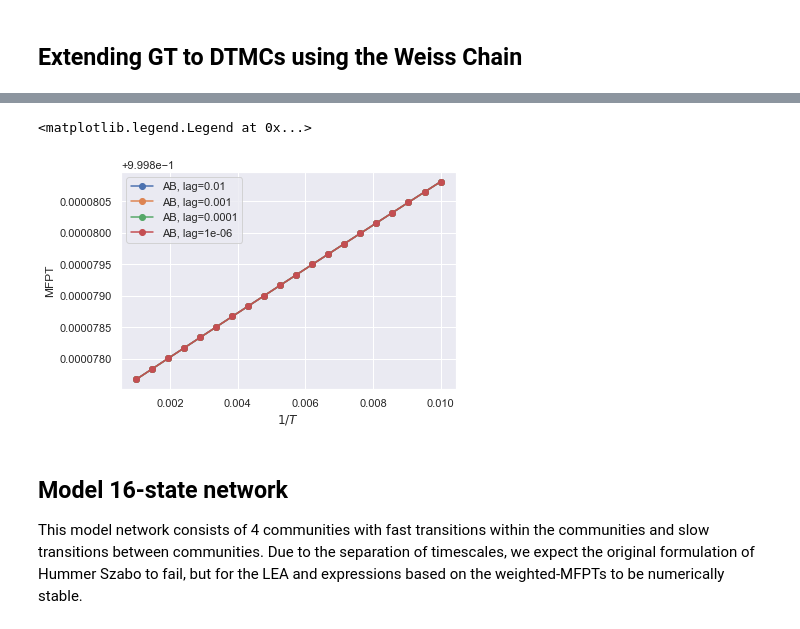
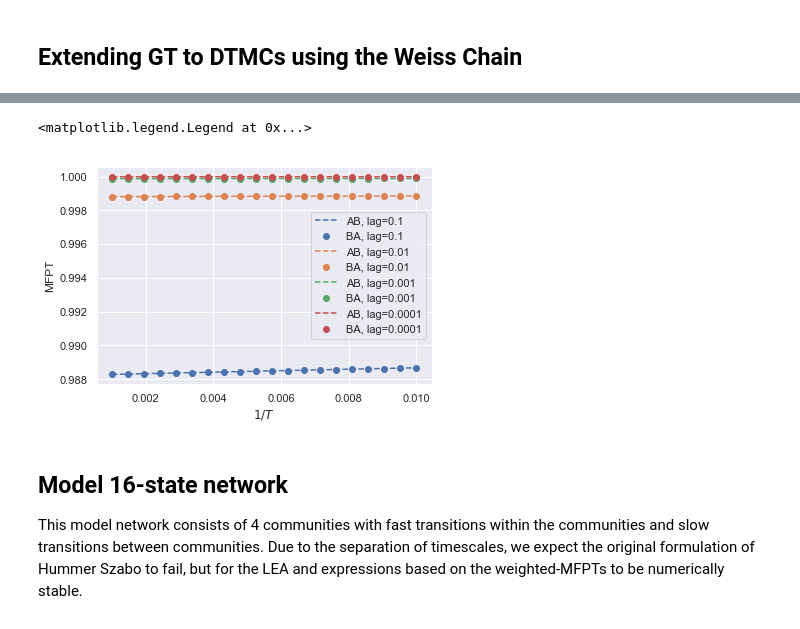
Before and after one commit to tomswinburne/PyGT, a Jupyter notebook: Hummer-Szabo_DTMC.ipynb, the cells around one changed output, grey strips where cells are left out. Cells and saved outputs as stored; diff of their text form; code cells hidden in the pictures.

```diff
--- a/Hummer-Szabo_DTMC.ipynb
+++ b/Hummer-Szabo_DTMC.ipynb
@@ -146,0 +205,8 @@ df
+# %%
+#let's create a DTMC corresponding to the CTMC
+K = Kmat(temp)
+tau = 0.001 #lag time
+T = expm(K*tau)
+B, escape_rates = kio.load_DTMC(T, tau)
+df = fpt.compute_rates(AS, BS, B, escape_rates=escape_rates, BF=BF, fullGT=True, dense=True)
+df
@@ -146,0 +224,11 @@ df
+# %%
+#Let's specify an initial condition where all probability density is in nodes 3 and 9
+path = Path('KTN_data/chain')
+initA = np.array([0., 0., 1.0])
+initB = np.array([1.0, 0., 0.])
+B, K, D, N, u, s, Emin, index_sel = kio.load_mat(path=path, beta=1.0)
+escape_rates = np.ravel(K.sum(axis=0))
+df = fpt.compute_rates(AS, BS, B, escape_rates=escape_rates, initA=initA, initB=initB, fullGT=True)
+#Notice that these MFPTs are different from above, where initA and initB were automatically set
+# to the local Boltzmann distributions
+df
@@ -250,18 +362,19 @@ def compare_DTMC_CTMC(betas, lag_time, data_path=Path('KTN_data/32state')):
         df['T'] = [1./beta]
         #CTMC
         B, K, D, N, u, s, Emin, index_sel = kio.load_mat(path=data_path,beta=beta,Emax=None,Nmax=None,screen=False)
+        Q = K.todense() - D.todense()
         D = np.ravel(K.sum(axis=0))
         BF = beta*u-s
         BF -= BF.min()
-        AS,BS = kio.load_AB(path,index_sel)
-        ctdf = pgt.compute_rates(AS, BS, BF, B, D, K=K, fullGT=True, dense=False)
+        AS,BS = kio.load_AB(data_path,index_sel)
+        ctdf = fpt.compute_rates(AS, BS, B, escape_rates=D, K=K, BF=BF, fullGT=True, dense=False)
         df['MFPTAB_CT'] = ctdf['MFPTAB']
         df['MFPTBA_CT'] = ctdf['MFPTBA']
         #DTMC
-        K = Kmat(1./beta)
-        T = expm(K*tau)
+        #K = Kmat(1./beta)
+        T = expm(Q*tau)
         D = np.tile(1./tau, N)
-        dtdf = pgt.compute_rates(AS, BS, BF, T, D, fullGT=True, dense=True)
+        dtdf = fpt.compute_rates(AS, BS, T, escape_rates=D, BF=BF, fullGT=True, dense=True)
         df['MFPTAB_DT'] = dtdf['MFPTAB']
         df['MFPTBA_DT'] = dtdf['MFPTBA']
         dfs.append(df)
@@ -295,21 +408,21 @@ df
 # %%
 fig, ax = plt.subplots()
 colors = sns.color_palette()
 betas = np.linspace(0.001, 0.01, 20)
-lag_times = [0.01, 0.001, 0.0001, 0.000001]
+lag_times = [0.1, 0.01, 0.001, 0.0001]
 for i,tau in enumerate(lag_times):
-    df = compare_DTMC_CTMC(betas, 0.01)
-    #ax.plot(betas, df['MFPTAB_CT'], '--', color=colors[0], label=f'AB, CTMC')
-    ax.plot(betas, df['MFPTAB_CT']/df['MFPTAB_DT'], 'o-', color=colors[i], label=f'AB, lag={tau}')
-    #ax.plot(betas, df['MFPTBA_CT']/df['MFPTBA_DT'], 'o-', color=colors[i+3], label=f'BA, lag={tau}')
-    #ax.plot(betas, df['MFPTBA_DT'], 'o', color=colors[1], label=f'BA, lag={tau}')
+    df = compare_DTMC_CTMC(betas, tau)
+    #ax.plot(betas, df['MFPTAB_CT'], '--', color=colors[i], label=f'AB, CTMC, lag={tau}')
+    ax.plot(betas, df['MFPTAB_CT']/df['MFPTAB_DT'], '--', color=colors[i], label=f'AB, lag={tau}')
+    ax.plot(betas, df['MFPTBA_CT']/df['MFPTBA_DT'], 'o', color=colors[i], label=f'BA, lag={tau}')
+    #ax.plot(betas, df['MFPTAB_DT'], '-o', color=colors[i], label=f'AB, DTMC, lag={tau}')
 ax.set_xlabel(r"$1/T$")
 ax.set_ylabel("MFPT")
 #ax.set_yscale('log')
 plt.legend()
 # %% [output]
 <matplotlib.legend.Legend at 0x...>
-[figure, old version]
+[figure, new version]
 # %% [markdown]
 ## Model 16-state network
 
```
Also changed, not shown: parts of 24 cells of this notebook, 25 other files.
